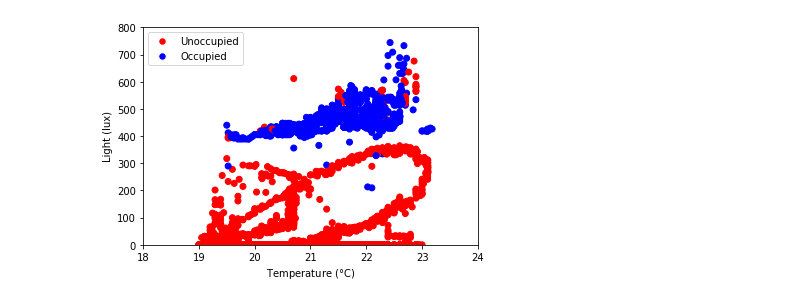
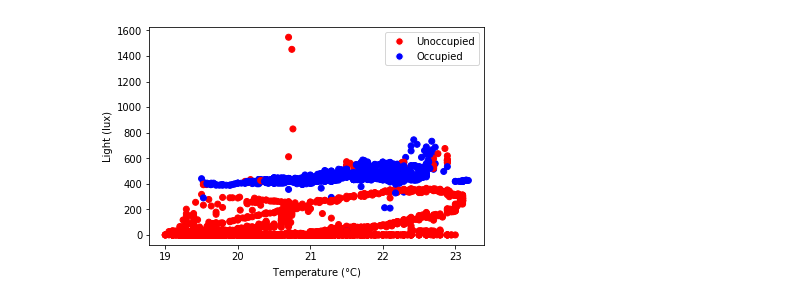
Before and after one commit to mlfa19/assignments, a Jupyter notebook: Module 1/03/Assignment_03_Companion.ipynb, the cells around one changed output. Cells and saved outputs as stored; diff of their text form; code cells hidden in the pictures.

```diff
--- a/Module 1/03/Assignment_03_Companion.ipynb
+++ b/Module 1/03/Assignment_03_Companion.ipynb
@@ -10,5 +23,6 @@ As a quick example of this sort of problem, we downloaded the \href{https://arch
 # %%
 import pandas as pd
 from sklearn.linear_model import LogisticRegression
-df = pd.read_csv('datatraining.txt')# source: https://archive.ics.uci.edu/ml/datasets/Occupancy+Detection+
-df[['CO2','Light']]
+df = pd.read_csv('https://drive.google.com/uc?export=download&id=1DX5L9-e7I5B18RW2-DFTORhk4O27WyR0')
+# For simplicity we'll just look at these four columns
+df = df[['CO2','Light', 'Humidity', 'Temperature', 'Occupancy']]
@@ -42,22 +70,17 @@ print(model.coef_)
 # %%
 from matplotlib.lines import Line2D
 
-cmap = plt.cm.coolwarm
 plt.scatter(df['Temperature'], df['Light'], c=df['Occupancy'].map(lambda x: 'b' if x else 'r'))
-plt.set_cmap(cmap)
-plt.ylim([0, 800])
-plt.xlim([18, 24])
-
 plt.xlabel('Temperature ($\degree$C)')
 plt.ylabel('Light (lux)')
 
 custom_lines = [Line2D([0], [0], marker='.', label='Unoccupied',
                        markerfacecolor='r', color='w', markersize=15),
                 Line2D([0], [0], marker='.', label='Occupied',
                        markerfacecolor='b', color='w', markersize=15)]
 
 plt.legend(custom_lines, ['Unoccupied', 'Occupied'])
 
 plt.show()
 # %% [output]
-[figure, old version]
+[figure, new version]
```
Also changed, not shown: parts of 23 cells of this notebook.
